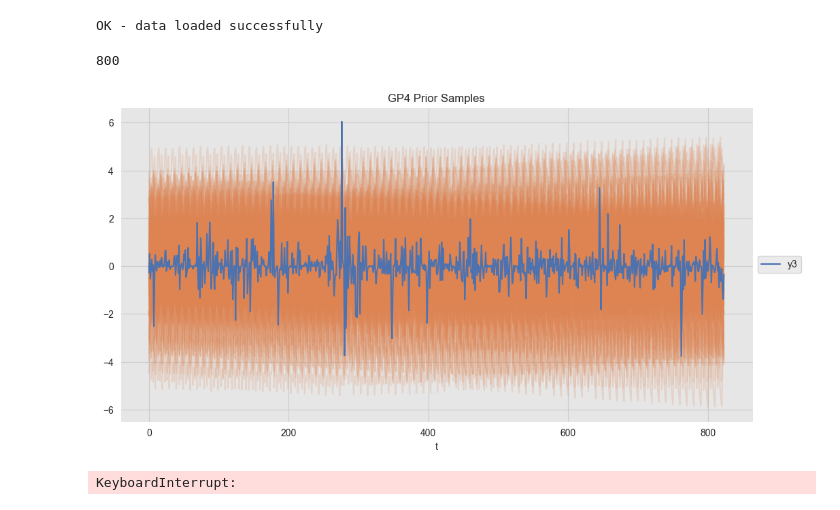
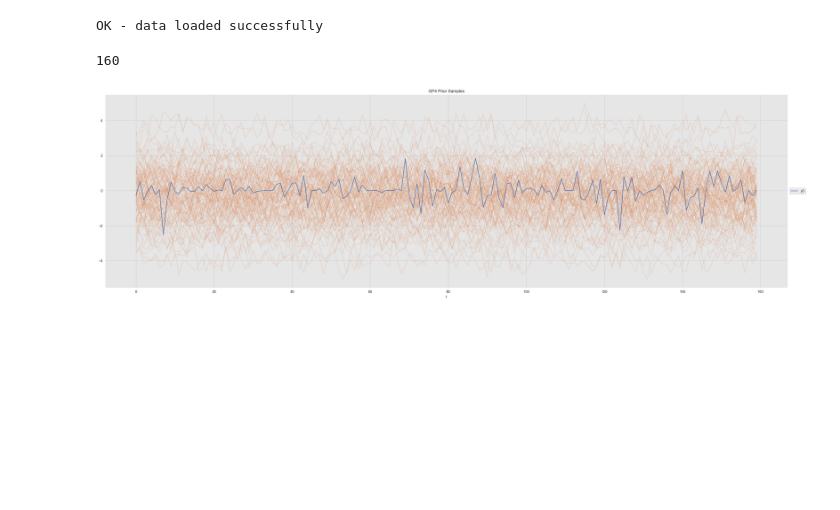
Before and after one commit to toksdprogrammer1/crypto-prediction, a Jupyter notebook: jupyterNotebook/GP.ipynb, the cells around one changed output. Cells and saved outputs as stored; diff of their text form; code cells hidden in the pictures; blank space fills up the shorter version.

```diff
--- a/jupyterNotebook/GP.ipynb
+++ b/jupyterNotebook/GP.ipynb
@@ -27,29 +27,29 @@ df['t'] = pd.DataFrame({'t' : t})
 
 print('OK - data loaded successfully')
 
-n = 1000
+n = 200
 
-df = df[:1000]
+df = df[:n]
 # %% [output]
 OK - data loaded successfully
 # %%
-k0 = WhiteKernel(noise_level=0.03**2, noise_level_bounds=(0.01**2, 0.05**2))
+k0 = WhiteKernel(noise_level=0.3**2, noise_level_bounds=(0.1**2, 2.5**2))
 
 k1 = ConstantKernel(constant_value=1) * \
-  ExpSineSquared(length_scale=1.0, periodicity=10, periodicity_bounds=(10, 45))
+  ExpSineSquared(length_scale=0.01, periodicity=1, periodicity_bounds=(1e-3, 45))
 
-k2 = ConstantKernel(constant_value=1, constant_value_bounds=(1, 500)) * \
-  RationalQuadratic(length_scale=500, length_scale_bounds=(1, 1e4), alpha= 50.0, alpha_bounds=(1, 1e3))
+k2 = ConstantKernel(constant_value=0.1, constant_value_bounds=(0.01, 500)) * \
+  RationalQuadratic(length_scale=0.01, length_scale_bounds=(1, 1e8), alpha= 5.0, alpha_bounds=(1, 1e3))
 
 k3 = ConstantKernel(constant_value=1) * \
-  ExpSineSquared(length_scale=1.0, periodicity=10, periodicity_bounds=(10, 15))
+  ExpSineSquared(length_scale=0.01, periodicity=1, periodicity_bounds=(1, 15))
 
 kernel_4  = k0 + k1 + k2 + k3
 # %%
 # Define GaussianProcessRegressor object.
 gp4 = GaussianProcessRegressor(
     kernel=kernel_4,
-    n_restarts_optimizer=10,
+    n_restarts_optimizer=15,
     normalize_y=True,
     alpha=0.0
 )
@@ -71,21 +71,21 @@ y_test = y[n_train:]
 # %%
 gp4_prior_samples = gp4.sample_y(X=X_train, n_samples=100)
 
 print(len(X_train))
 
-fig, ax = plt.subplots()
+fig, ax = plt.subplots(figsize=(35,10))
 for i in range(100):
     sns.lineplot(x=X_train[...,0], y = gp4_prior_samples[:, i], color=sns_c[1], alpha=0.2, ax=ax)
 sns.lineplot(x=X_train[...,0], y=y_train[..., 0], color=sns_c[0], label='y3', ax=ax)
 ax.legend(loc='center left', bbox_to_anchor=(1, 0.5))
 ax.set(title='GP4 Prior Samples', xlabel='t');
 # %% [output]
-800
+160
-[figure, old version]
+[figure, new version]
 # %%
 gp4.fit(X_train, y_train)
 GaussianProcessRegressor(alpha=0.0,
-                         kernel=WhiteKernel(noise_level=0.09) + 1.41**2 * ExpSineSquared(length_scale=1, periodicity=40) + 10**2 * RationalQuadratic(alpha=50, length_scale=500) + 1**2 * ExpSineSquared(length_scale=1, periodicity=12),
+                         kernel=WhiteKernel(noise_level=0.5**2) + 1.41**2 * ExpSineSquared(length_scale=0.001, periodicity=1) + 1**2 * RationalQuadratic(alpha=5, length_scale=0.001) + 1**2 * ExpSineSquared(length_scale=0.001, periodicity=1),
                          n_restarts_optimizer=10, normalize_y=True)
 y_pred, y_std = gp4.predict(X, return_std=True)
 
@@ -93,6 +93,4 @@ df['y_pred'] = y_pred
 df['y_std'] = y_std
 df['y_pred_lwr'] = df['y_pred'] - 2*df['y_std']
 df['y_pred_upr'] = df['y_pred'] + 2*df['y_std']
-# %% [output]
-KeyboardInterrupt:
 # %%
```
Also changed, not shown: parts of 2 cells of this notebook.
